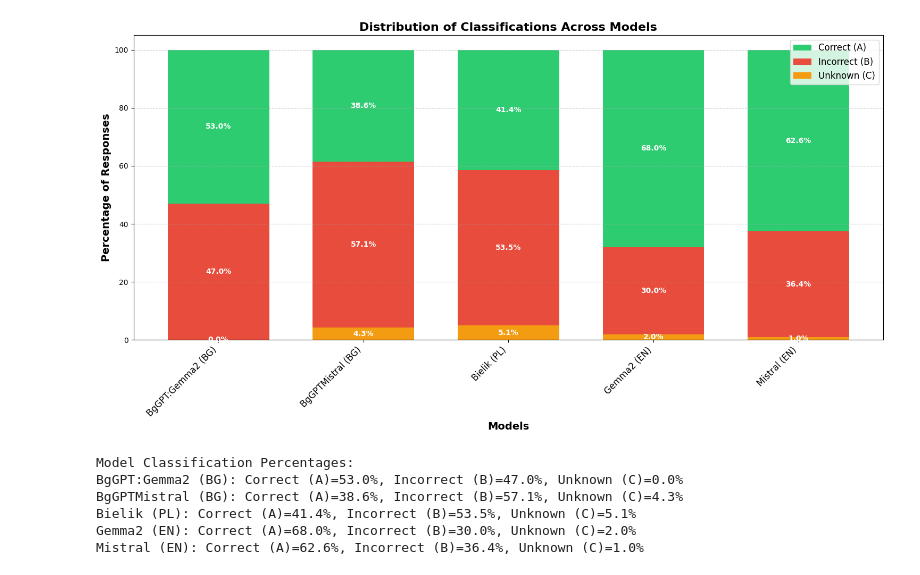
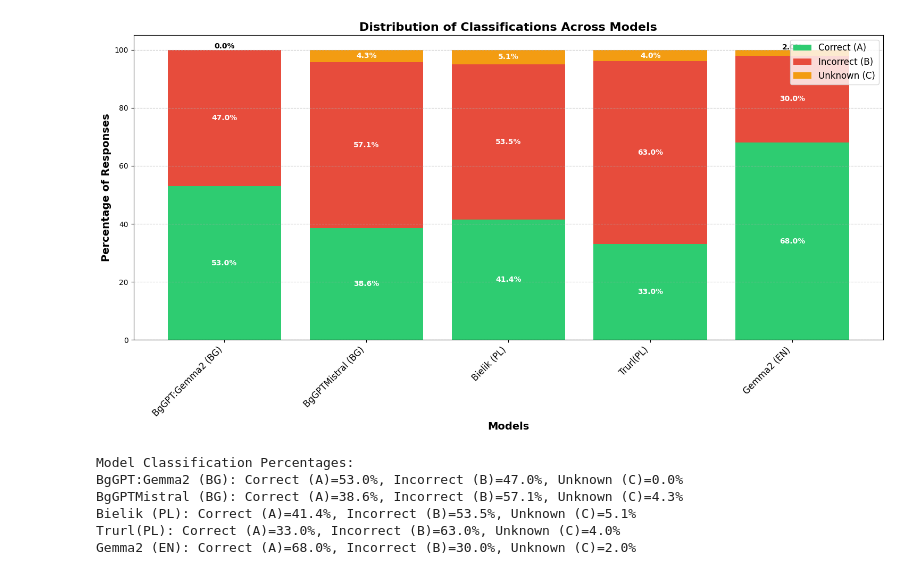
Before and after one commit to margaritaradeva/GroupPr, a Jupyter notebook: evaluation/classification_allmodels.ipynb, the cells around one changed output. Cells and saved outputs as stored; diff of their text form; code cells hidden in the pictures.

```diff
--- a/evaluation/classification_allmodels.ipynb
+++ b/evaluation/classification_allmodels.ipynb
@@ -4,70 +4,83 @@ import matplotlib.pyplot as plt
 import numpy as np
 
 models = {
     'BgGPT:Gemma2 (BG)': "../data/output_evaluation/bg/triviaqaSimpleQA-BGGEMMA2-llm.csv",
     'BgGPTMistral (BG)': "../data/output_evaluation/bg/triviaqaSimpleQA-Mistral.csv",
     'Bielik (PL)': "../data/output_evaluation/pl/trivia_answers_polish_bielik_cleaned_NEW.csv",
+    'Trurl(PL)': "../data/output_evaluation/pl/triva_qa_polish_Trurl-2-7B-GPTQ_cleaned_NEW.csv",
     'Gemma2 (EN)': "../data/output_evaluation/en/trivia_answers_english_gemma_NEW.csv",
     'Mistral (EN)': "../data/output_evaluation/en/trivia_answers_english_mistral_cleaned_NEW.csv",
 }
 
+classification_data = {'A': [], 'B': [], 'C': []}
+for file_path in models.values():
+    df = pd.read_csv(file_path)
+    total = len(df)
+    classification_data['A'].append(df['Classification'].value_counts().get('A', 0) / total * 100)
+    classification_data['B'].append(df['Classification'].value_counts().get('B', 0) / total * 100)
+    classification_data['C'].append(df['Classification'].value_counts().get('C', 0) / total * 100)
+
+
+model_names = list(models.keys())
+x = np.arange(len(model_names) - 1)
+width = 0.8
+
 plt.figure(figsize=(15, 8))
 
-classification_data = {'A': [], 'B': [], 'C': []}
 
-for model_name, file_path in models.items():
-    df = pd.read_csv(file_path)
-    mapped_counts = df['Classification'].value_counts(normalize=True) * 100
+plt.bar(x, classification_data['A'][:-1], width, label='Correct (A)', color='#2ecc71')
+plt.bar(x, classification_data['B'][:-1], width, label='Incorrect (B)', color='#e74c3c', bottom=classification_data['A'][:-1])
 
-    classifications = ['A', 'B', 'C']
-    for classification in classifications:
-        classification_data[classification].append(mapped_counts.get(classification, 0))
 
-a_percentages = np.array(classification_data['A'])
-b_percentages = np.array(classification_data['B'])
-c_percentages = np.array(classification_data['C'])
+c_bottom = np.array(classification_data['A'][:-1]) + np.array(classification_data['B'][:-1])
+plt.bar(x, classification_data['C'][:-1], width, label='Unknown (C)', color='#f39c12', bottom=c_bottom)
 
-x = np.arange(len(models))
-width = 0.7
-
-plt.bar(x, a_percentages, width, label='Correct (A)', color='#2ecc71', bottom=b_percentages+c_percentages)
-plt.bar(x, b_percentages, width, label='Incorrect (B)', color='#e74c3c', bottom=c_percentages)
-plt.bar(x, c_percentages, width, label='Unknown (C)', color='#f39c12')
 
 plt.xlabel('Models', fontsize=14, fontweight='bold')
 plt.ylabel('Percentage of Responses', fontsize=14, fontweight='bold')
 plt.title('Distribution of Classifications Across Models', fontsize=16, fontweight='bold')
-plt.xticks(x, models.keys(), rotation=45, ha='right', fontsize=12)
+plt.xticks(x, model_names[:-1], rotation=45, ha='right', fontsize=12)
 plt.legend(fontsize=12, loc='upper right', bbox_to_anchor=(1, 1))
 
-for i in range(len(models)):
-    total_height = a_percentages[i] + b_percentages[i] + c_percentages[i]
+for i in range(len(model_names) - 1):
+    a, b, c = classification_data['A'][i], classification_data['B'][i], classification_data['C'][i]
 
-    plt.text(i, c_percentages[i]/2, f'{c_percentages[i]:.1f}%',
-             ha='center', va='center', fontsize=10, color='white', fontweight='bold')
-    plt.text(i, c_percentages[i] + b_percentages[i]/2, f'{b_percentages[i]:.1f}%',
-             ha='center', va='center', fontsize=10, color='white', fontweight='bold')
-    plt.text(i, c_percentages[i] + b_percentages[i] + a_percentages[i]/2, f'{a_percentages[i]:.1f}%',
-             ha='center', va='center', fontsize=10, color='white', fontweight='bold')
 
+    plt.text(i, a/2, f'{a:.1f}%', ha='center', va='center', fontsize=10, color='white', fontweight='bold')
+
+
+    plt.text(i, a + b/2, f'{b:.1f}%', ha='center', va='center', fontsize=10, color='white', fontweight='bold')
+
+
+    if c > 0:
+        text_color = 'black' if c < 3 else 'white'
+        va_pos = 'bottom' if c < 3 else 'center'
+        plt.text(i, a + b + max(c, 3)/2, f'{c:.1f}%', ha='center', va=va_pos,
+                 fontsize=10, color=text_color, fontweight='bold')
+    else:
+        plt.text(i, a + b, '0.0%', ha='center', va='bottom', fontsize=10, color='black', fontweight='bold')
+
+# Adjust layout and add grid
 plt.tight_layout()
 plt.grid(axis='y', linestyle='--', alpha=0.7)
+plt.ylim(0, 105)
 plt.show()
 
+
 print("Model Classification Percentages:")
-for model_name, classifications in zip(models.keys(), zip(
-    classification_data['A'],
-    classification_data['B'],
-    classification_data['C'])):
-    print(f"{model_name}: Correct (A)={classifications[0]:.1f}%, Incorrect (B)={classifications[1]:.1f}%, Unknown (C)={classifications[2]:.1f}%")
+for model_name, a, b, c in zip(model_names[:-1],
+                                classification_data['A'][:-1],
+                                classification_data['B'][:-1],
+                                classification_data['C'][:-1]):
+    print(f"{model_name}: Correct (A)={a:.1f}%, Incorrect (B)={b:.1f}%, Unknown (C)={c:.1f}%")
 # %% [output]
-[figure, old version]
+[figure, new version]
 Model Classification Percentages:
 BgGPT:Gemma2 (BG): Correct (A)=53.0%, Incorrect (B)=47.0%, Unknown (C)=0.0%
 BgGPTMistral (BG): Correct (A)=38.6%, Incorrect (B)=57.1%, Unknown (C)=4.3%
 Bielik (PL): Correct (A)=41.4%, Incorrect (B)=53.5%, Unknown (C)=5.1%
+Trurl(PL): Correct (A)=33.0%, Incorrect (B)=63.0%, Unknown (C)=4.0%
 Gemma2 (EN): Correct (A)=68.0%, Incorrect (B)=30.0%, Unknown (C)=2.0%
-Mistral (EN): Correct (A)=62.6%, Incorrect (B)=36.4%, Unknown (C)=1.0%
 # %%
 import pandas as pd
 import matplotlib.pyplot as plt
```
Also changed, not shown: parts of 1 cell of this notebook.
